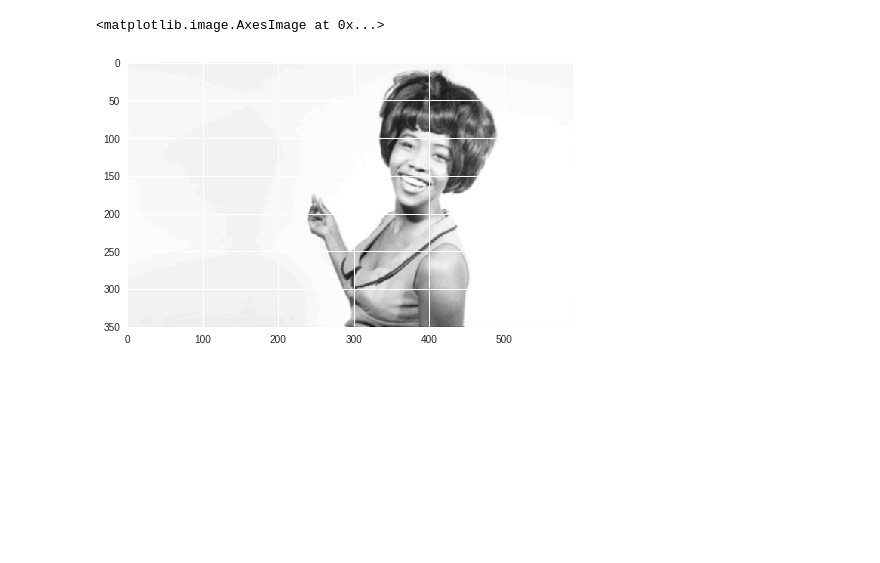
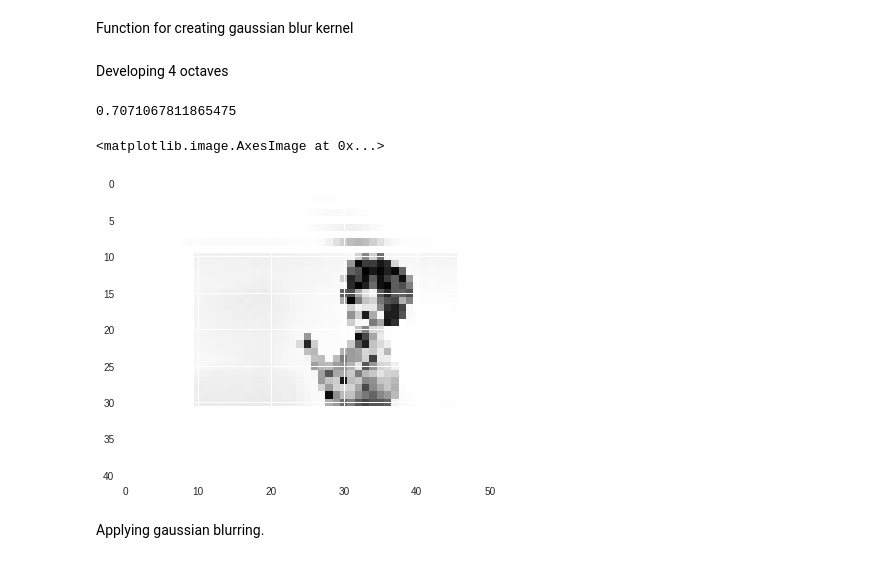
Before and after one commit to MicroprocessorX069/Keypoint-detection-of-Image, a Jupyter notebook: Keypoint_detection_.ipynb, the cells around one changed output. Saved outputs shown, nothing was run; the diff lists cells and outputs as text; code cells hidden in the pictures; blank space fills up the shorter version.

Commit message:
Octave creation
Added Octave creation and applied gaussian filter with 5 different parameters for 4 gaussian layers

```diff
--- a/Keypoint_detection_.ipynb
+++ b/Keypoint_detection_.ipynb
@@ -23,26 +24,2 @@ plt.imshow(input_image)
-# %%
-import numpy as np
-#input_image=np.array([[10,10,10,0,0,0],[10,10,10,0,0,0],[10,10,10,0,0,0],[10,10,10,0,0,0],[10,10,10,0,0,0],[10,10,10,0,0,0]])
-#plt.imshow(input_image)
-input_image=np.array(input_image)
-padded_input=np.pad(input_image,(1,1),'constant')
-padded_input=np.array(padded_input)
-
-#new_image2=np.zeros((len(input_image),len(input_image[0])))
-for x in range(len(input_image)):
-  for y in range(len(input_image[0])):
-      input_image[x,y]=255-input_image[x,y]
-plt.imshow(input_image)
-
-kernel=np.array([[1/9,1/9,1/9],[1/9,1/9,1/9],[1/9,1/9,1/9]])
-new_image=np.zeros((len(input_image),len(input_image[0])))
-for input_x in range(len(input_image)):
-  for input_y in range(len(input_image[0])):
-     padded_input[input_x,input_y]=0
-     for kernel_x in range(len(kernel)):
-         for kernel_y in range(len(kernel[0])):
-             padded_input[input_x,input_y]=padded_input[input_x,input_y]+padded_input[input_x+kernel_x, input_y+kernel_y]*kernel[kernel_x,kernel_y]
-plt.imshow(padded_input)
-# %% [output]
-<matplotlib.image.AxesImage at 0x...>
-[figure, removed]
+# %% [markdown]
+Function for creating gaussian blur kernel
@@ -48,0 +72,38 @@ plt.imshow(padded_input)
+# %% [markdown]
+Developing 4 octaves
+# %%
+print(1/pow(2,0.5))
+# %% [output]
+0.7071067811865475
+# %%
+gaussian_sig=[[1/pow(2,0.5),1,pow(2,0.5),2,2*pow(2,0.5)],[pow(2,0.5),2,2*pow(2,0.5),4,4*pow(2,0.5)],[2*pow(2,0.5),4,4*pow(2,0.5),8,8*pow(2,0.5)],[4*pow(2,0.5),8,8*pow(2,0.5),16,16*pow(2,0.5)]]
+
+#1st Octave
+oct_one=create_octave(input_image)
+oct_one_blur=oct_one
+for sig in gaussian_sig[0]:
+  oct_one_blur=gaussian_blur(oct_one_blur,sig)
+
+#2nd Octave
+oct_two=create_octave(oct_one)
+oct_two_blur=oct_two
+for sig in gaussian_sig[1]:
+  oct_two_blur=gaussian_blur(oct_two_blur,sig)
+
+#2nd Octave
+oct_three=create_octave(oct_two)
+oct_three_blur=oct_three
+for sig in gaussian_sig[1]:
+  oct_three_blur=gaussian_blur(oct_three_blur,sig)
+
+#2nd Octave
+oct_four=create_octave(oct_three)
+oct_four_blur=oct_four
+for sig in gaussian_sig[1]:
+  oct_four_blur=gaussian_blur(oct_four_blur,sig)
+plt.imshow(oct_four_blur)
+# %% [output]
+<matplotlib.image.AxesImage at 0x...>
+[figure, added]
+# %% [markdown]
+Applying gaussian blurring.
```
Also changed, not shown: parts of 11 cells of this notebook.
